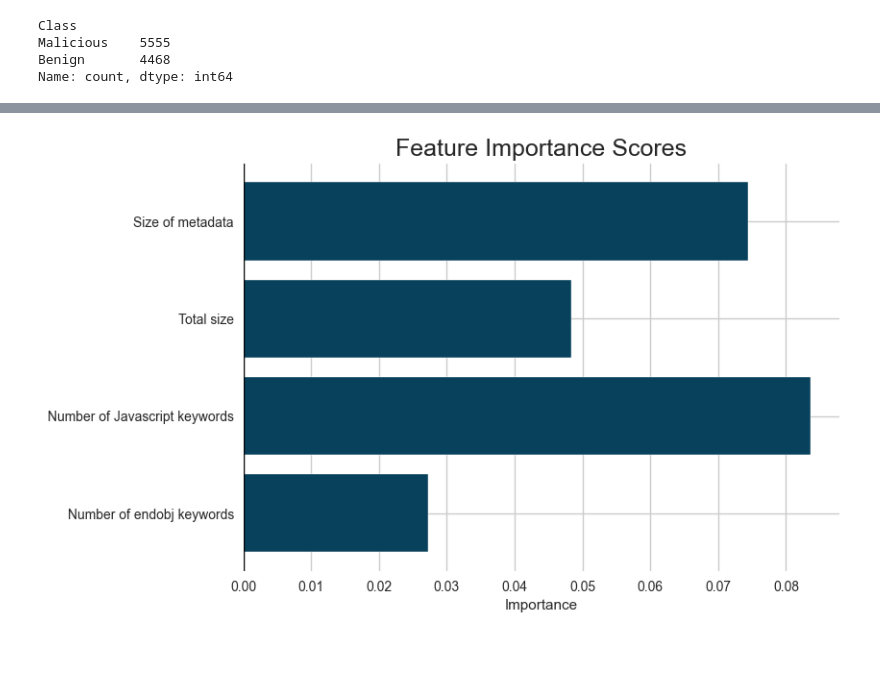
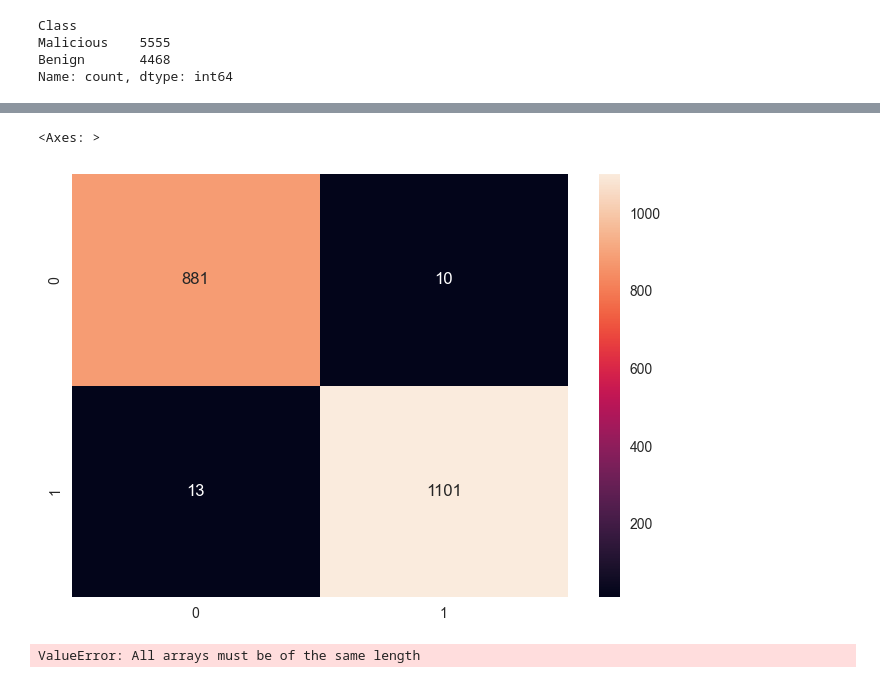
Before and after one commit to sibyl-dev/Explingo, a Jupyter notebook: malware-dataset/modeling.ipynb, the cells around one changed output, grey strips where cells are left out. Drawn from its saved outputs; the diff is of its cells as text; code cells hidden in the pictures; blank space fills up the shorter version.

```diff
--- a/malware-dataset/modeling.ipynb
+++ b/malware-dataset/modeling.ipynb
@@ -161,12 +178,31 @@ feature_descriptions = {
 # %%
 from pyreal import RealApp
 
-app = RealApp(best, transformers=transformers, X_train_orig=X_train, y_train=y_train.apply(lambda x: 0 if x == "Benign" else 1), feature_descriptions=feature_descriptions)
+app = RealApp(best, transformers=transformers, X_train_orig=X_train, y_train=y_train,
+              id_column="FileName",
+              feature_descriptions=feature_descriptions, pred_format_func=lambda x: "Benign" if x == 0 else "Malware")
 
-importances = app.produce_feature_importance()
+#importances = app.produce_feature_importance()
+# %%
+preds = app.predict(X_test, as_dict=False, format=False)
+
+# plot a confusion matrix of preds vs y_test
+from sklearn.metrics import confusion_matrix
+
+cm = confusion_matrix(y_test, preds)
+sns.heatmap(cm, annot=True, fmt='d')
+# %% [output]
+<Axes: >
+[figure]
 # %%
 from pyreal.visualize import feature_bar_plot
 
-feature_bar_plot(importances)
+#feature_bar_plot(importances)
-# %% [output]
-[figure, removed]
+# %%
+benign_examples = X_train[y_train == 0].sample(2, random_state=42)
+malware_examples = X_train[y_train == 1].sample(2, random_state=42)
+
+benign_contributions = app.produce_feature_contributions(benign_examples)
+malware_contributions = app.produce_feature_contributions(malware_examples)
+# %% [output]
+ValueError: All arrays must be of the same length
```
Also changed, not shown: parts of 12 cells of this notebook.
